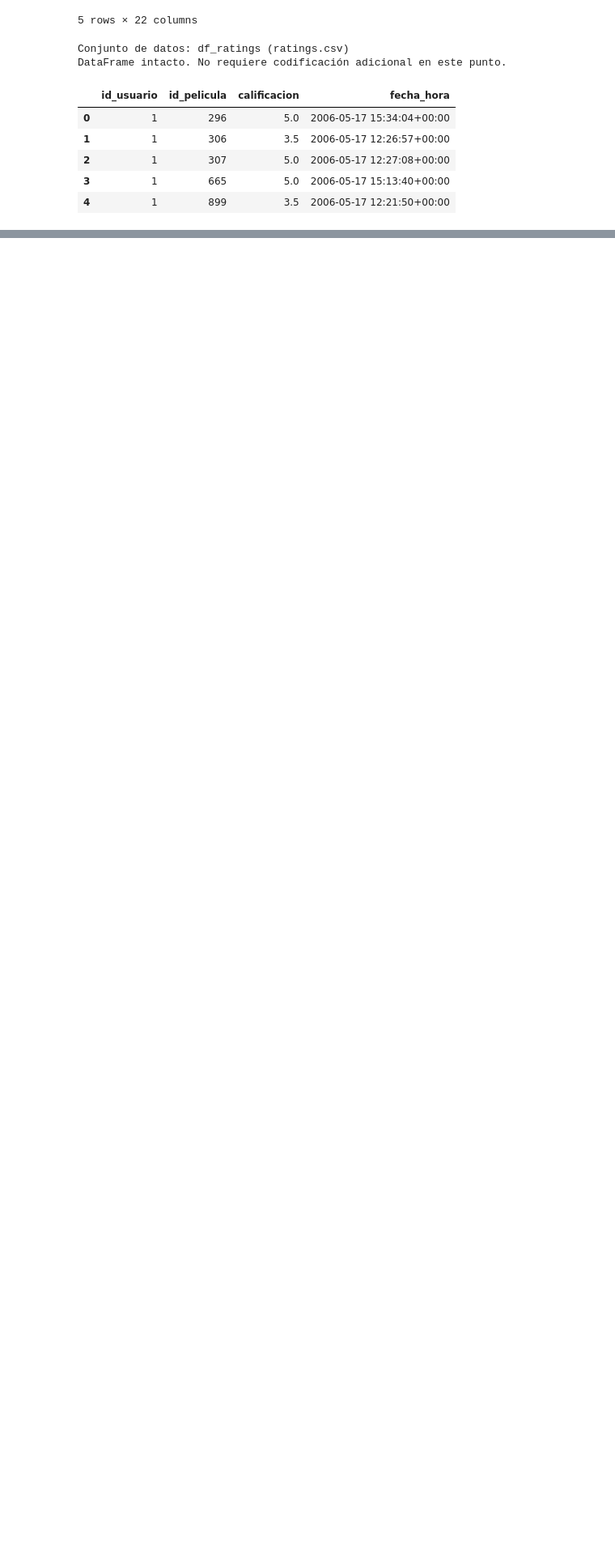
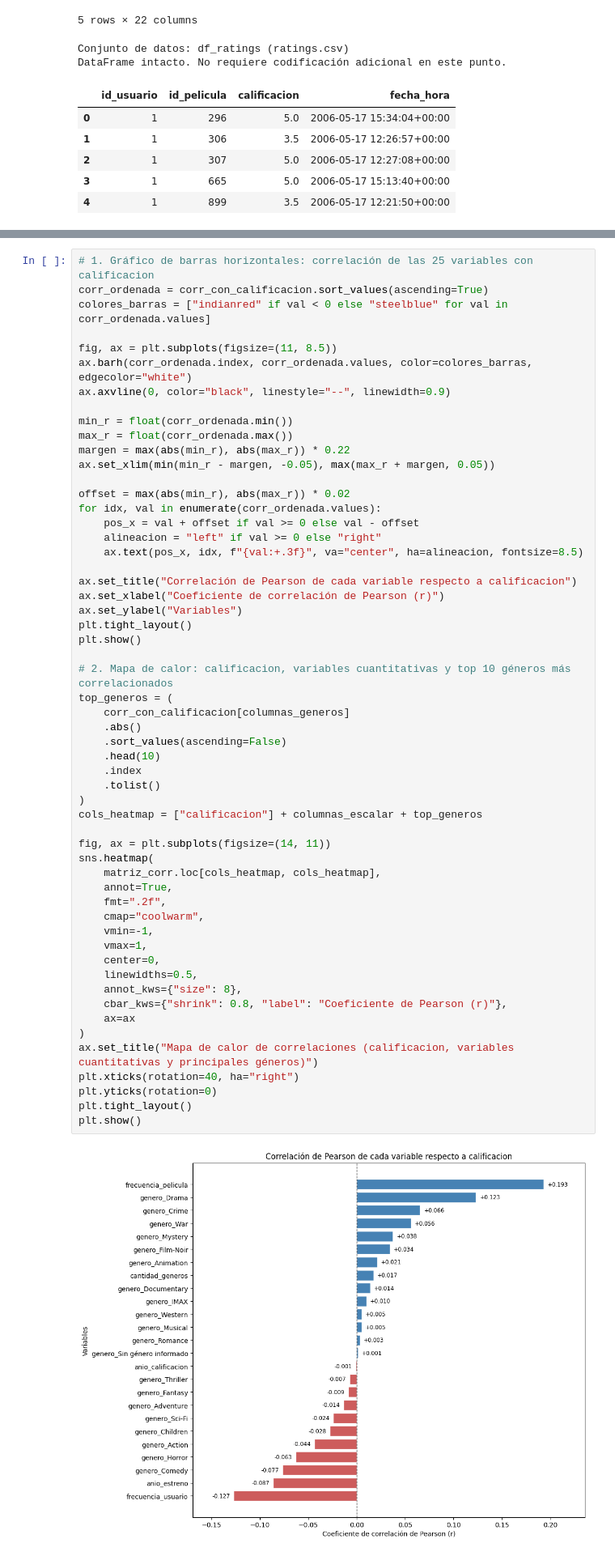
Before and after one commit to sheylamurillo/laboratorio4_conjunto-de-datos, a Jupyter notebook: lab4_IC2025.ipynb, the cells around one changed output, grey strips where cells are left out. Shown at 81% size. Drawn from its saved outputs; the diff is of its cells as text; blank space fills up the shorter version.

```diff
--- a/lab4_IC2025.ipynb
+++ b/lab4_IC2025.ipynb
@@ -380,0 +602,58 @@ DataFrame intacto. No requiere codificación adicional en este punto.
+# %%
+# 1. Gráfico de barras horizontales: correlación de las 25 variables con calificacion
+corr_ordenada = corr_con_calificacion.sort_values(ascending=True)
+colores_barras = ["indianred" if val < 0 else "steelblue" for val in corr_ordenada.values]
+
+fig, ax = plt.subplots(figsize=(11, 8.5))
+ax.barh(corr_ordenada.index, corr_ordenada.values, color=colores_barras, edgecolor="white")
+ax.axvline(0, color="black", linestyle="--", linewidth=0.9)
+
+min_r = float(corr_ordenada.min())
+max_r = float(corr_ordenada.max())
+margen = max(abs(min_r), abs(max_r)) * 0.22
+ax.set_xlim(min(min_r - margen, -0.05), max(max_r + margen, 0.05))
+
+offset = max(abs(min_r), abs(max_r)) * 0.02
+for idx, val in enumerate(corr_ordenada.values):
+    pos_x = val + offset if val >= 0 else val - offset
+    alineacion = "left" if val >= 0 else "right"
+    ax.text(pos_x, idx, f"{val:+.3f}", va="center", ha=alineacion, fontsize=8.5)
+
+ax.set_title("Correlación de Pearson de cada variable respecto a calificacion")
+ax.set_xlabel("Coeficiente de correlación de Pearson (r)")
+ax.set_ylabel("Variables")
+plt.tight_layout()
+plt.show()
+
+# 2. Mapa de calor: calificacion, variables cuantitativas y top 10 géneros más correlacionados
+top_generos = (
+    corr_con_calificacion[columnas_generos]
+    .abs()
+    .sort_values(ascending=False)
+    .head(10)
+    .index
+    .tolist()
+)
+cols_heatmap = ["calificacion"] + columnas_escalar + top_generos
+
+fig, ax = plt.subplots(figsize=(14, 11))
+sns.heatmap(
+    matriz_corr.loc[cols_heatmap, cols_heatmap],
+    annot=True,
+    fmt=".2f",
+    cmap="coolwarm",
+    vmin=-1,
+    vmax=1,
+    center=0,
+    linewidths=0.5,
+    annot_kws={"size": 8},
+    cbar_kws={"shrink": 0.8, "label": "Coeficiente de Pearson (r)"},
+    ax=ax
+)
+ax.set_title("Mapa de calor de correlaciones (calificacion, variables cuantitativas y principales géneros)")
+plt.xticks(rotation=40, ha="right")
+plt.yticks(rotation=0)
+plt.tight_layout()
+plt.show()
+# %% [output]
+[figure, added]
```
Also changed, not shown: parts of 6 cells of this notebook.
